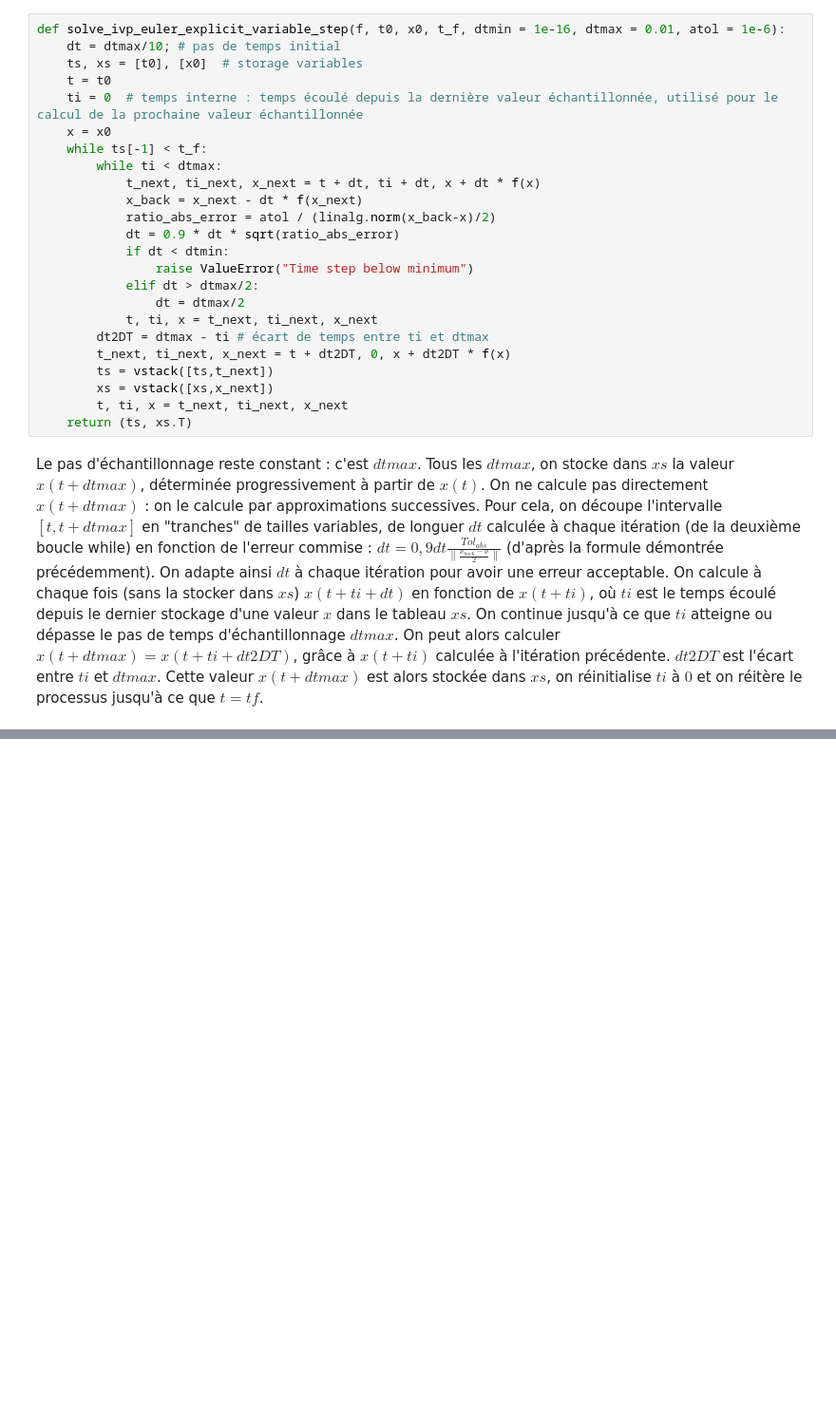
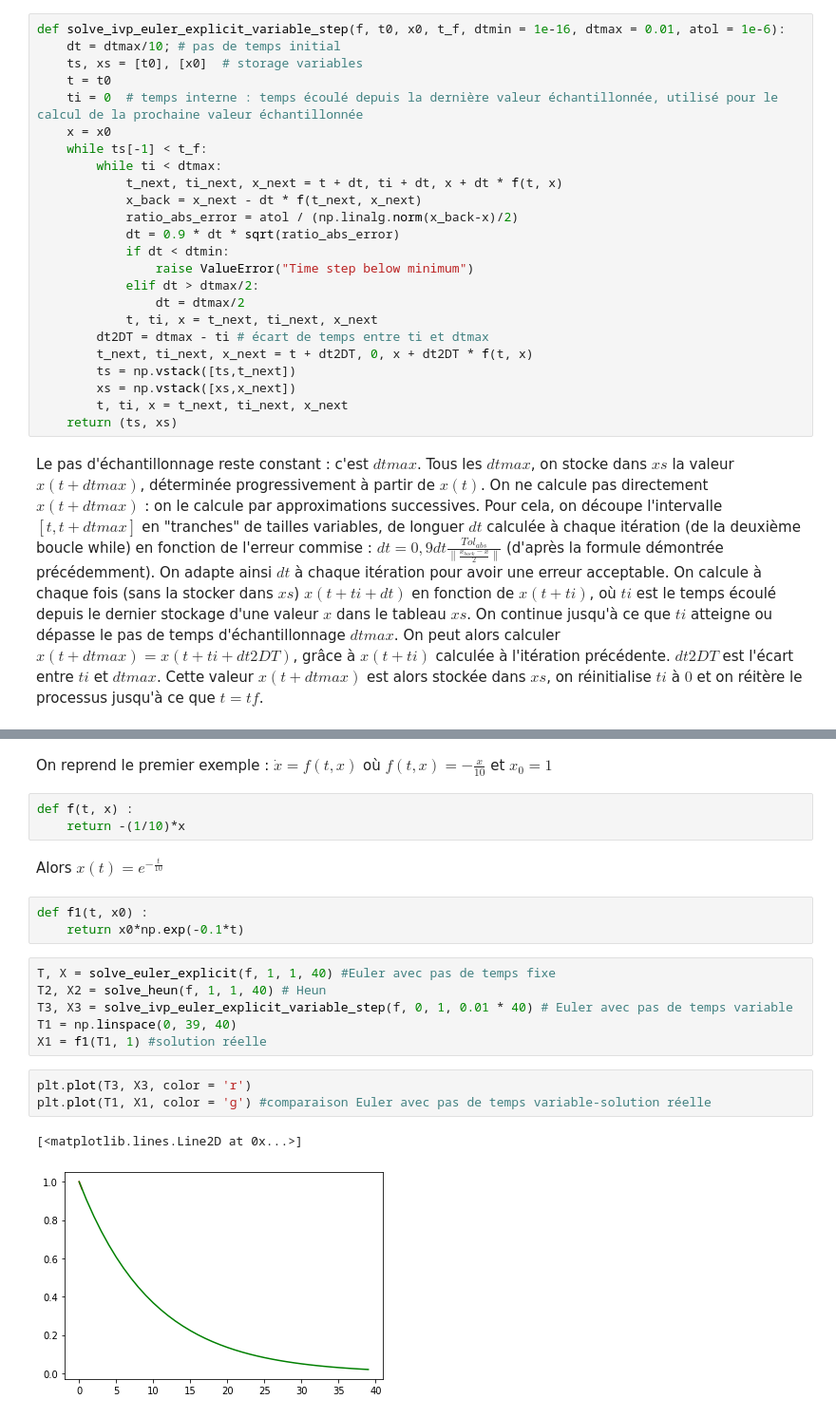
Before and after one commit to jeannebourgarel/projet_equa_diff, a Jupyter notebook: equa_diff.ipynb, the cells around one changed output, grey strips where cells are left out. Shown: that part at 95% size. Cells and saved outputs as stored; diff of their text form; blank space fills up the shorter version.

```diff
--- a/equa_diff.ipynb
+++ b/equa_diff.ipynb
@@ -109,9 +110,9 @@ def solve_ivp_euler_explicit_variable_step(f, t0, x0, t_f, dtmin = 1e-16, dtmax
     x = x0
     while ts[-1] < t_f:
         while ti < dtmax:
-            t_next, ti_next, x_next = t + dt, ti + dt, x + dt * f(x)
-            x_back = x_next - dt * f(x_next)
-            ratio_abs_error = atol / (linalg.norm(x_back-x)/2)
+            t_next, ti_next, x_next = t + dt, ti + dt, x + dt * f(t, x)
+            x_back = x_next - dt * f(t_next, x_next)
+            ratio_abs_error = atol / (np.linalg.norm(x_back-x)/2)
             dt = 0.9 * dt * sqrt(ratio_abs_error)
             if dt < dtmin:
                 raise ValueError("Time step below minimum")
@@ -119,11 +120,11 @@ def solve_ivp_euler_explicit_variable_step(f, t0, x0, t_f, dtmin = 1e-16, dtmax
                 dt = dtmax/2
             t, ti, x = t_next, ti_next, x_next
         dt2DT = dtmax - ti # écart de temps entre ti et dtmax
-        t_next, ti_next, x_next = t + dt2DT, 0, x + dt2DT * f(x)
-        ts = vstack([ts,t_next])
-        xs = vstack([xs,x_next])
+        t_next, ti_next, x_next = t + dt2DT, 0, x + dt2DT * f(t, x)
+        ts = np.vstack([ts,t_next])
+        xs = np.vstack([xs,x_next])
         t, ti, x = t_next, ti_next, x_next
-    return (ts, xs.T)
+    return (ts, xs)
 # %% [markdown]
 Le pas d'échantillonnage reste constant : c'est $dtmax$. Tous les $dtmax$, on stocke dans $xs$ la valeur $x(t + dtmax)$, déterminée progressivement à partir de $x(t)$. On ne calcule pas directement $x(t+ dtmax)$ : on le calcule par approximations successives.
 Pour cela, on découpe l'intervalle $[t, t + dtmax]$ en "tranches" de tailles variables, de longuer $dt$ calculée à chaque itération (de la deuxième boucle while) en fonction de l'erreur commise : $dt = 0,9dt\frac{Tol_{abs}}{\|\frac{x_{back} - x}{2}\|}$ (d'après la formule démontrée précédemment). On adapte ainsi $dt$ à chaque itération pour avoir une erreur acceptable. On calcule à chaque fois (sans la stocker dans $xs$) $x(t + ti + dt)$ en fonction de $x(t + ti)$, où $ti$ est le temps écoulé depuis le dernier stockage d'une valeur $x$ dans le tableau $xs$. On continue jusqu'à ce que $ti$ atteigne ou dépasse le pas de temps d'échantillonnage $dtmax$. On peut alors calculer $x(t + dtmax) = x(t + ti + dt2DT)$, grâce à $x(t+ti)$ calculée à l'itération précédente. $dt2DT$ est l'écart entre $ti$ et $dtmax$. Cette valeur $x(t + dtmax)$ est alors stockée dans $xs$, on réinitialise $ti$ à $0$ et on réitère le processus jusqu'à ce que $t = tf$.
@@ -129,0 +133,22 @@ Pour cela, on découpe l'intervalle $[t, t + dtmax]$ en "tranches" de tailles va
+# %% [markdown]
+On reprend le premier exemple : $\dot{x} = f(t, x)$ où $f(t, x) = -\frac{x}{10}$ et $x_{0} = 1$
+# %%
+def f(t, x) :
+    return -(1/10)*x
+# %% [markdown]
+Alors $x(t) = e^{-\frac{t}{10}}$
+# %%
+def f1(t, x0) :
+    return x0*np.exp(-0.1*t)
+# %%
+T, X = solve_euler_explicit(f, 1, 1, 40) #Euler avec pas de temps fixe
+T2, X2 = solve_heun(f, 1, 1, 40) # Heun
+T3, X3 = solve_ivp_euler_explicit_variable_step(f, 0, 1, 0.01 * 40) # Euler avec pas de temps variable
+T1 = np.linspace(0, 39, 40)
+X1 = f1(T1, 1) #solution réelle
+# %%
+plt.plot(T3, X3, color = 'r')
+plt.plot(T1, X1, color = 'g') #comparaison Euler avec pas de temps variable-solution réelle
+# %% [output]
+[<matplotlib.lines.Line2D at 0x...>]
+[figure, added]
```
Also changed, not shown: parts of 4 cells of this notebook.
